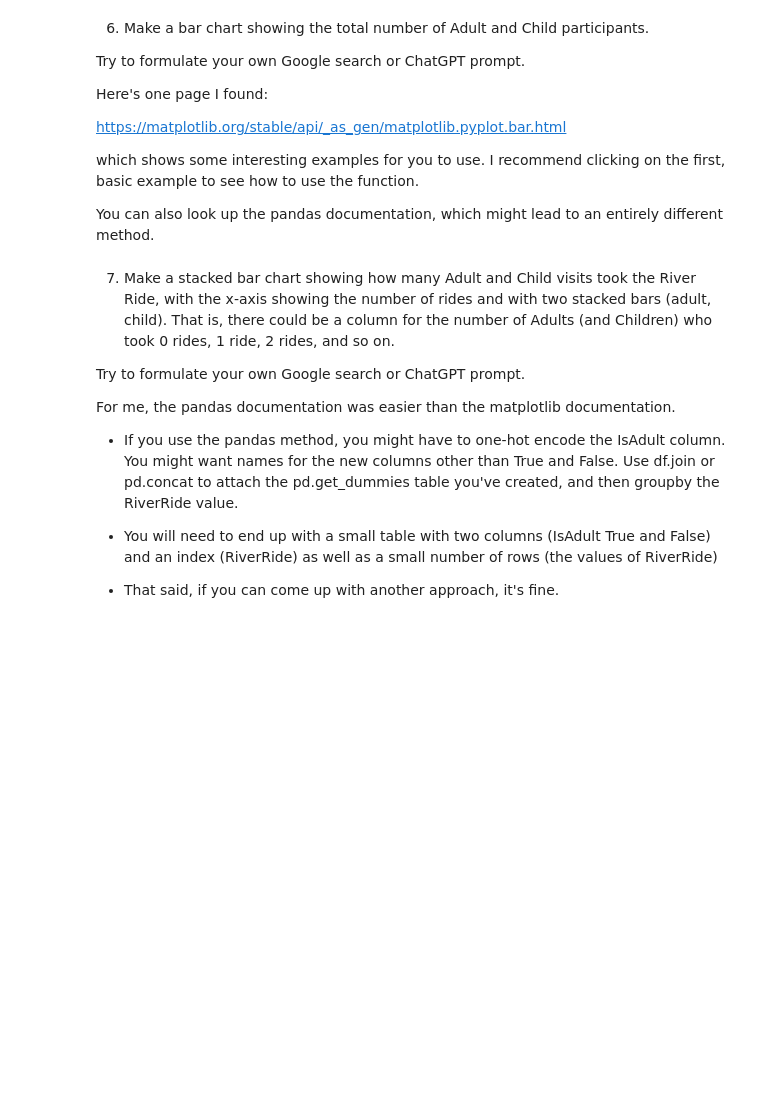
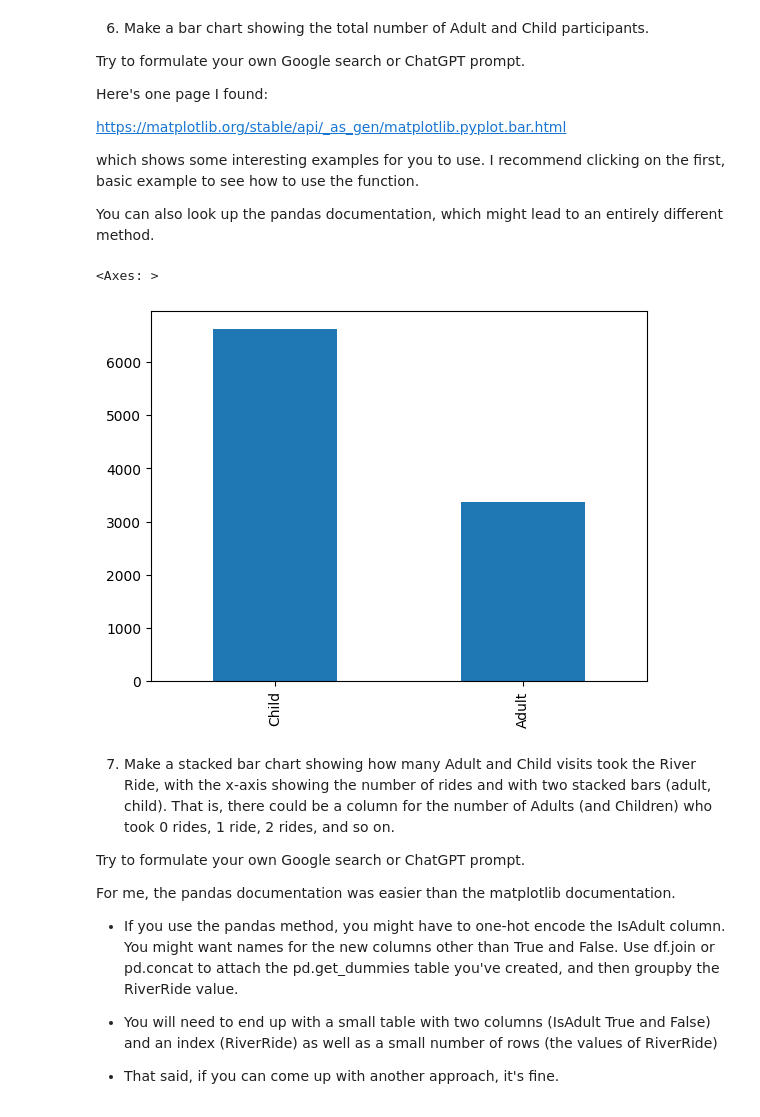
Before and after one commit to dho053-bu/Milestone-3-DX699, a Jupyter notebook: OMDS-ModB2-Week3-Ho-David.ipynb, the cells around one changed output. Saved outputs shown, nothing was run; the diff lists cells and outputs as text; code cells hidden in the pictures; blank space fills up the shorter version.

```diff
--- a/OMDS-ModB2-Week3-Ho-David.ipynb
+++ b/OMDS-ModB2-Week3-Ho-David.ipynb
@@ -164,6 +298,15 @@ https://matplotlib.org/stable/api/_as_gen/matplotlib.pyplot.bar.html
 which shows some interesting examples for you to use.  I recommend clicking on the first, basic example to see how to use the function.
 
 You can also look up the pandas documentation, which might lead to an entirely different method.
+# %%
+counts = df["IsAdult"].value_counts()
+
+counts.index = ["Child", "Adult"]
+
+counts.plot.bar()
+# %% [output]
+<Axes: >
+[figure, added]
 # %% [markdown]
 7. Make a stacked bar chart showing how many Adult and Child visits took the River Ride, with the x-axis showing the number of rides and with two stacked bars (adult, child).  That is, there could be a column for the number of Adults (and Children) who took 0 rides, 1 ride, 2 rides, and so on.
 
```
Also changed, not shown: parts of 29 cells of this notebook.
